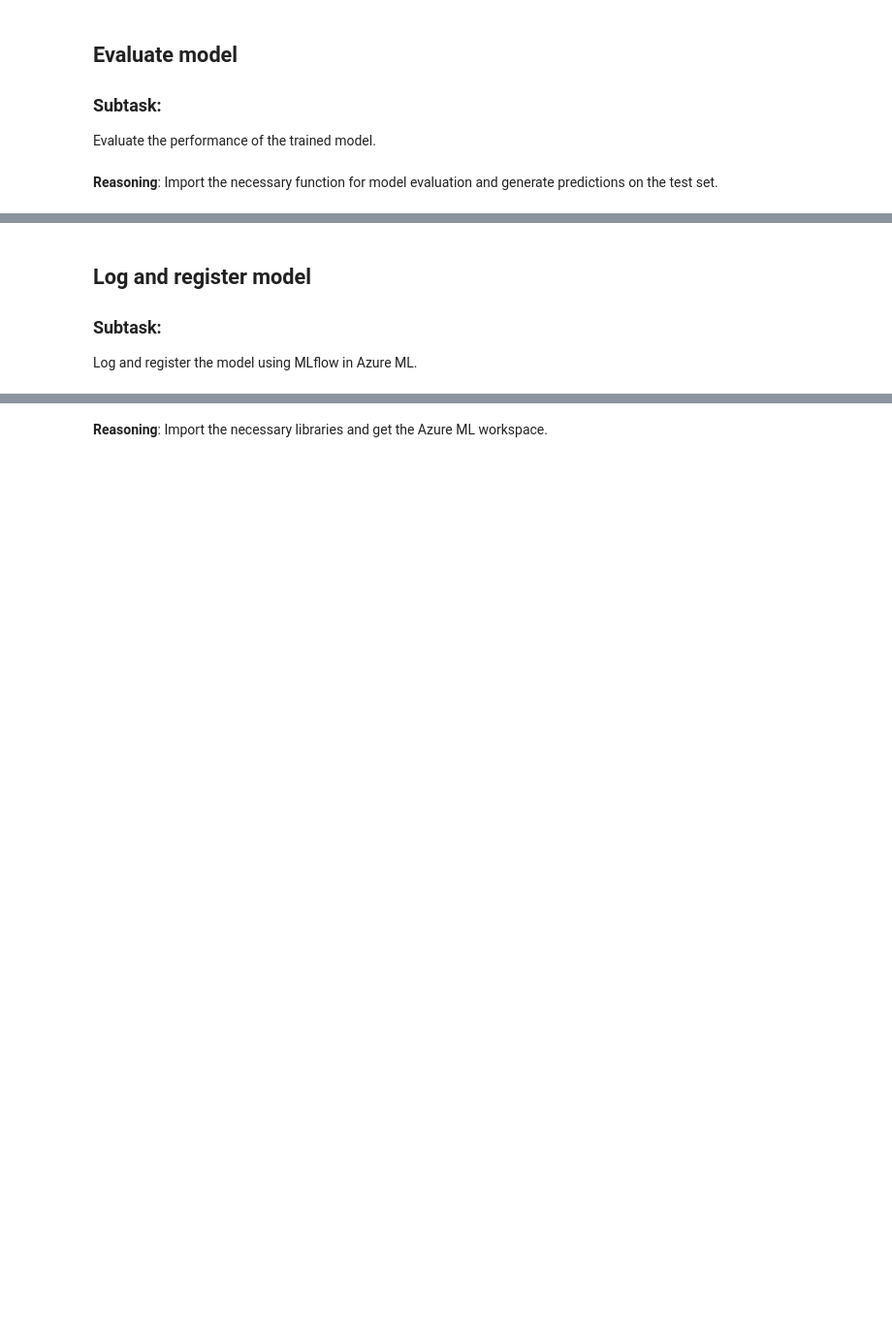
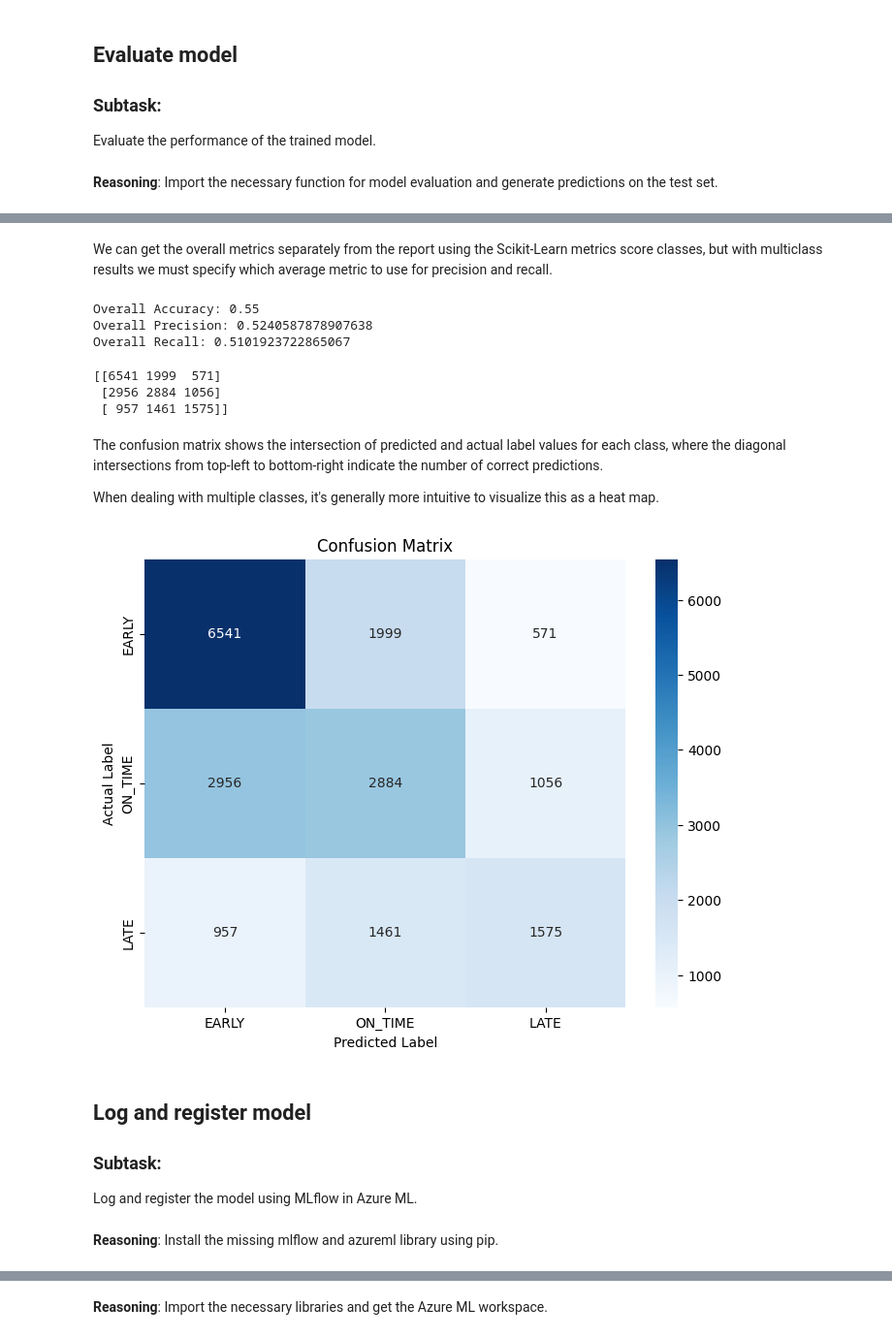
Before and after one commit to buildwithdemis/machinelearning, a Jupyter notebook: Winnipeg_Transit_On_Time_Performance.ipynb, the cells around one changed output, grey strips where cells are left out. Shown at 97% size. Cells and saved outputs as stored; diff of their text form; code cells hidden in the pictures; blank space fills up the shorter version.

```diff
--- a/Winnipeg_Transit_On_Time_Performance.ipynb
+++ b/Winnipeg_Transit_On_Time_Performance.ipynb
@@ -407,5 +385,54 @@ weighted avg       0.54      0.55      0.54     20000
+# %% [markdown]
+We can get the overall metrics separately from the report using the Scikit-Learn metrics score classes, but with multiclass results we must specify which average metric to use for precision and recall.
+# %%
+from sklearn.metrics import accuracy_score, precision_score, recall_score
+
+print("Overall Accuracy:",accuracy_score(y_test, y_pred))
+print("Overall Precision:",precision_score(y_test, y_pred, average='macro'))
+print("Overall Recall:",recall_score(y_test, y_pred, average='macro'))
+# %% [output]
+Overall Accuracy: 0.55
+Overall Precision: 0.5240587878907638
+Overall Recall: 0.5101923722865067
+# %%
+from sklearn.metrics import confusion_matrix
+
+# Print the confusion matrix
+mcm = confusion_matrix(y_test, y_pred)
+print(mcm)
+# %% [output]
+[[6541 1999  571]
+ [2956 2884 1056]
+ [ 957 1461 1575]]
+# %% [markdown]
+The confusion matrix shows the intersection of predicted and actual label values for each class, where the diagonal intersections from top-left to bottom-right indicate the number of correct predictions.
+
+When dealing with multiple classes, it's generally more intuitive to visualize this as a heat map.
+# %%
+import numpy as np
+import matplotlib.pyplot as plt
+import seaborn as sns
+from sklearn.metrics import confusion_matrix
+
+# Assuming mcm is already calculated in the previous cell
+# mcm = confusion_matrix(y_test, y_pred)
+
+# Define the class labels based on your problem
+class_labels = ['EARLY', 'ON_TIME', 'LATE'] # Corresponds to 0, 1, 2
+
+plt.figure(figsize=(8, 6))
+sns.heatmap(mcm, annot=True, fmt='d', cmap='Blues', xticklabels=class_labels, yticklabels=class_labels)
+plt.xlabel("Predicted Label")
+plt.ylabel("Actual Label")
+plt.title("Confusion Matrix")
+plt.show()
+# %% [output]
+[figure, added]
 # %% [markdown]
 ## Log and register model
 
 ### Subtask:
 Log and register the model using MLflow in Azure ML.
+# %% [markdown]
+**Reasoning**:
+Install the missing mlflow and azureml library using pip.
```
Also changed, not shown: parts of 41 cells of this notebook.
